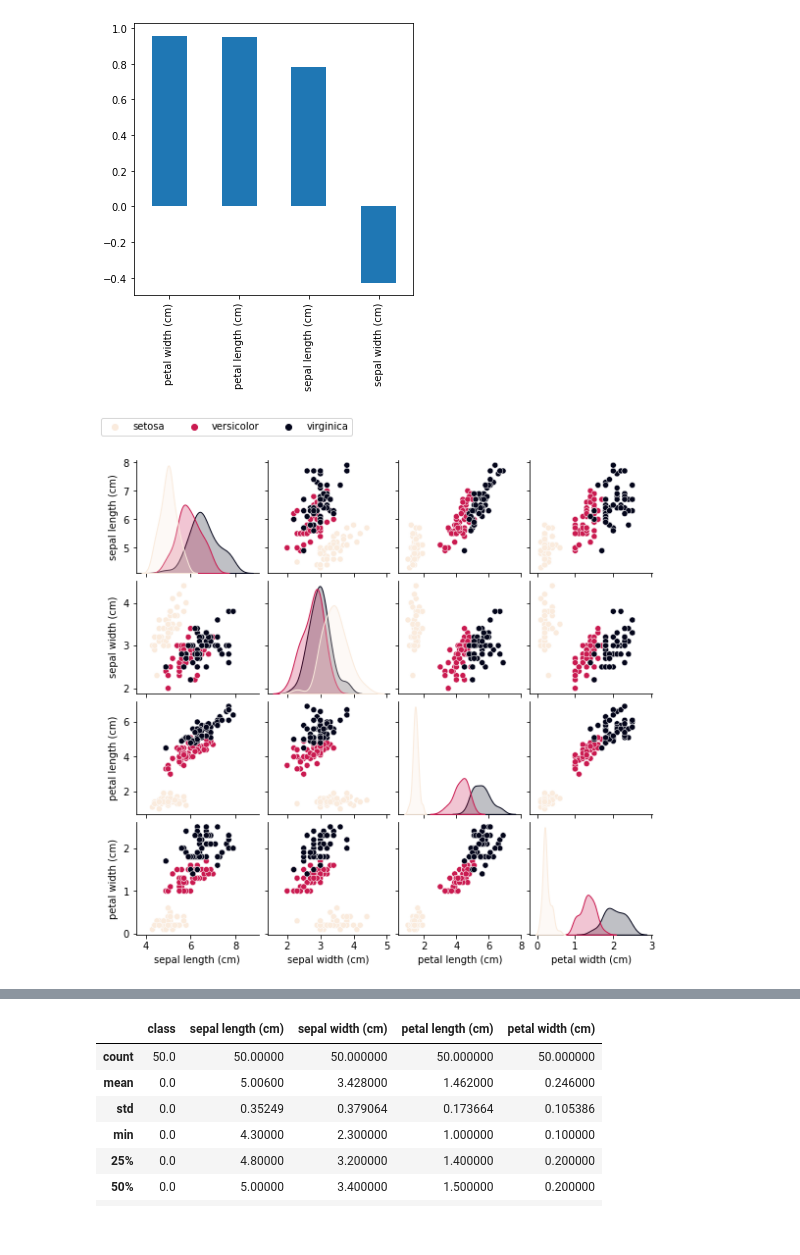
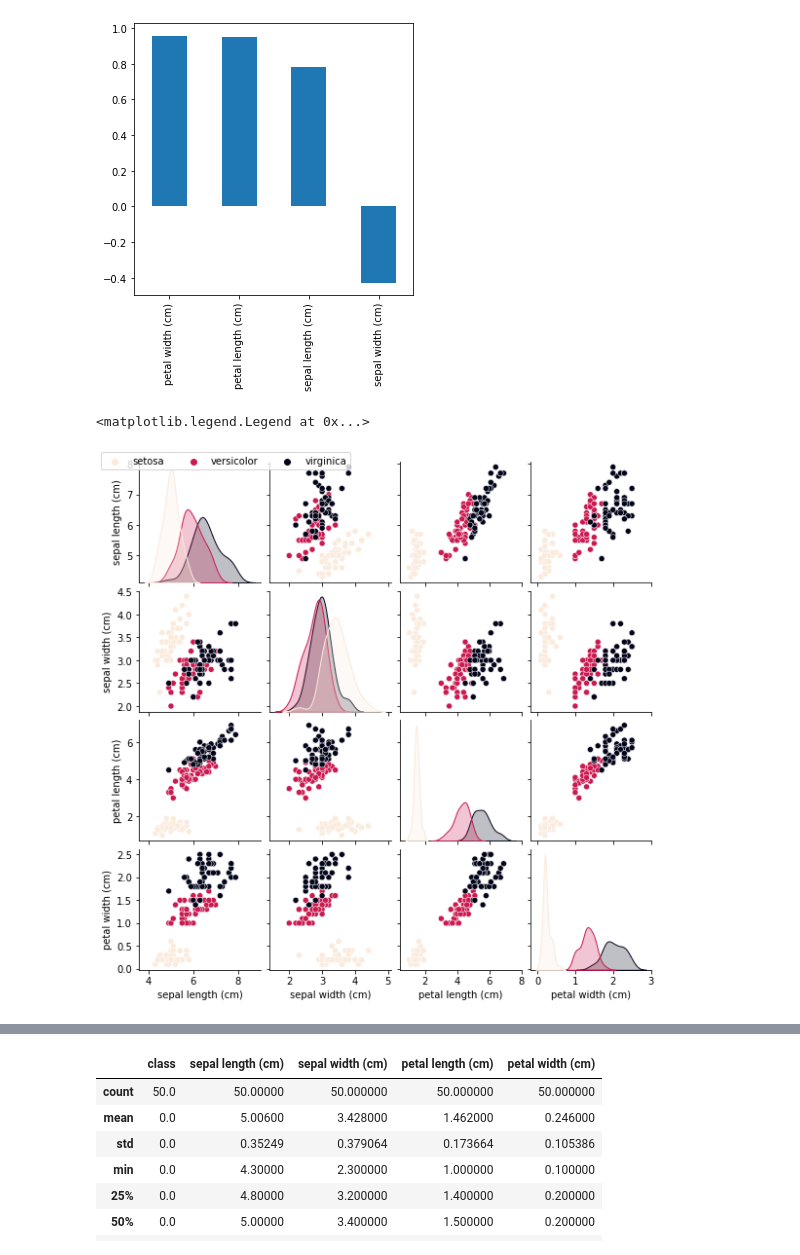
Before and after one commit to PacktPublishing/Deep-Learning-with-MXNet-Cookbook, a Jupyter notebook: ch02/2_2_Toy_Dataset_for_Classification_Load_Manage_and_Visualize_Iris_Dataset.ipynb, the cells around one changed output, grey strips where cells are left out. Cells and saved outputs as stored; diff of their text form; code cells hidden in the pictures.

```diff
--- a/ch02/2_2_Toy_Dataset_for_Classification_Load_Manage_and_Visualize_Iris_Dataset.ipynb
+++ b/ch02/2_2_Toy_Dataset_for_Classification_Load_Manage_and_Visualize_Iris_Dataset.ipynb
@@ -62,14 +62,14 @@ plt.show()
 # %%
 g = sns.pairplot(iris_df, hue="class", height=2, palette="rocket_r")
 
 handles = g._legend_data.values()
 labels = list(iris.target_names)
 
 g._legend.remove()
 g.fig.legend(handles=handles, labels=labels, loc='upper left', ncol=3)
-g.fig.subplots_adjust(top=0.92, bottom=0.08)
 # %% [output]
+<matplotlib.legend.Legend at 0x...>
-[figure, old version]
+[figure, new version]
 # %%
 fig, axs = plt.subplots(2, 1)
 sns.violinplot(x="class", y="petal length (cm)", data=iris_df, size=5, palette='rocket_r', ax = axs[0])
```
Also changed, not shown: parts of 1 cell of this notebook.
